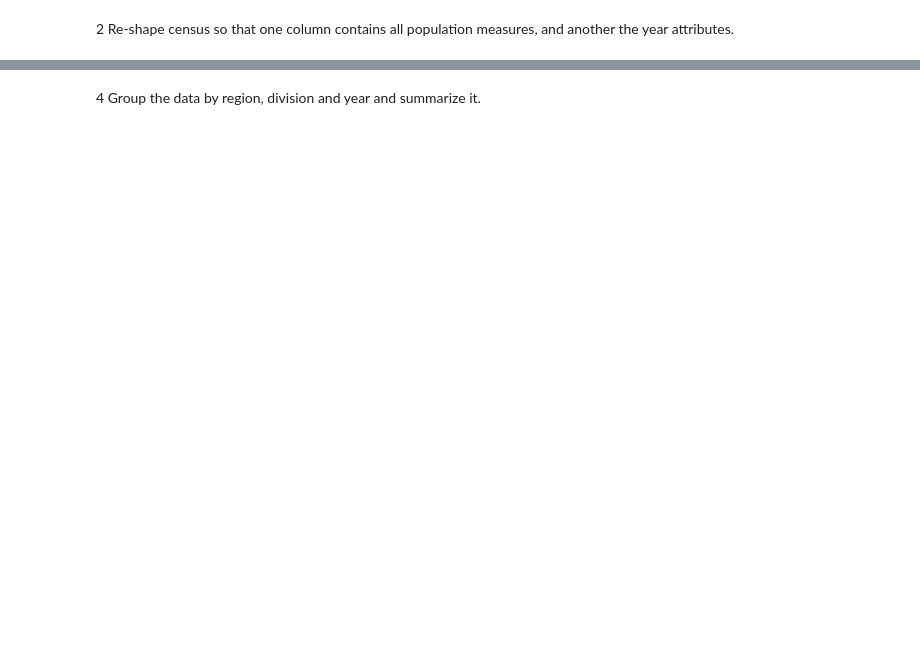
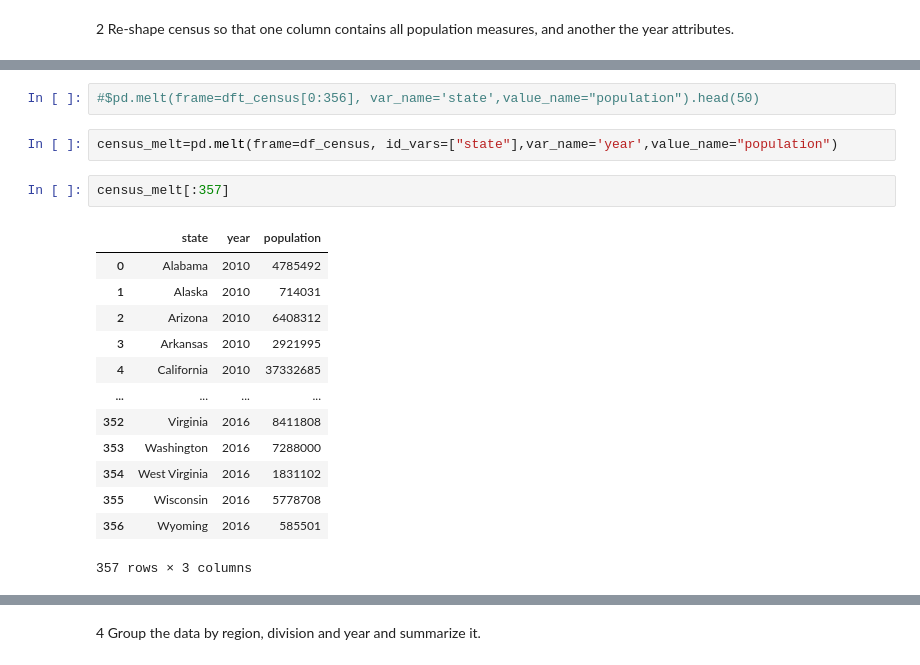
Before and after one commit to AlexBB999/THINK, a Jupyter notebook: NYC_Flights.ipynb, the cells around one changed output, grey strips where cells are left out. Drawn from its saved outputs; the diff is of its cells as text; blank space fills up the shorter version.

```diff
--- a/NYC_Flights.ipynb
+++ b/NYC_Flights.ipynb
@@ -200 +66,21 @@ dft_census
+# %%
+#$pd.melt(frame=dft_census[0:356], var_name='state',value_name="population").head(50)
+# %%
+census_melt=pd.melt(frame=df_census, id_vars=["state"],var_name='year',value_name="population")
+# %%
+census_melt[:357]
+# %% [output]
+|  | state | year | population |
+| 0 | Alabama | 2010 | 4785492 |
+| 1 | Alaska | 2010 | 714031 |
+| 2 | Arizona | 2010 | 6408312 |
+| 3 | Arkansas | 2010 | 2921995 |
+| 4 | California | 2010 | 37332685 |
+| ... | ... | ... | ... |
+| 352 | Virginia | 2016 | 8411808 |
+| 353 | Washington | 2016 | 7288000 |
+| 354 | West Virginia | 2016 | 1831102 |
+| 355 | Wisconsin | 2016 | 5778708 |
+| 356 | Wyoming | 2016 | 585501 |
+357 rows × 3 columns
 # %% [markdown]
```
Also changed, not shown: parts of 23 cells of this notebook.
